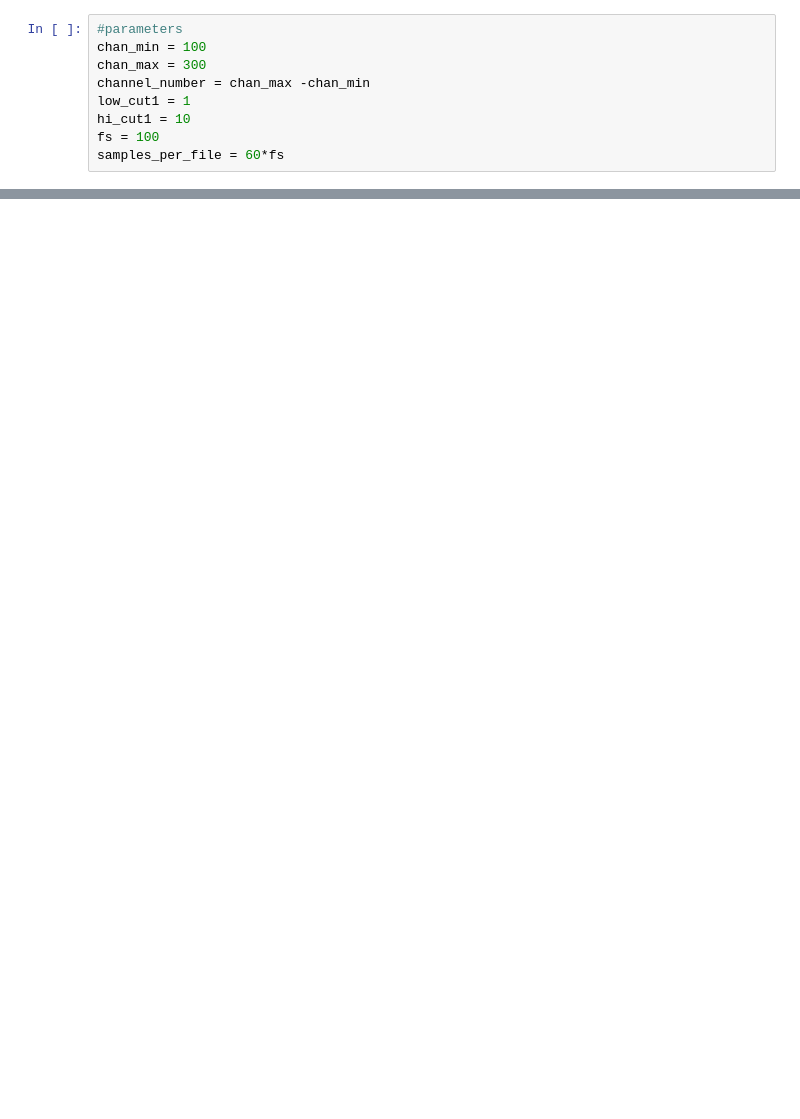
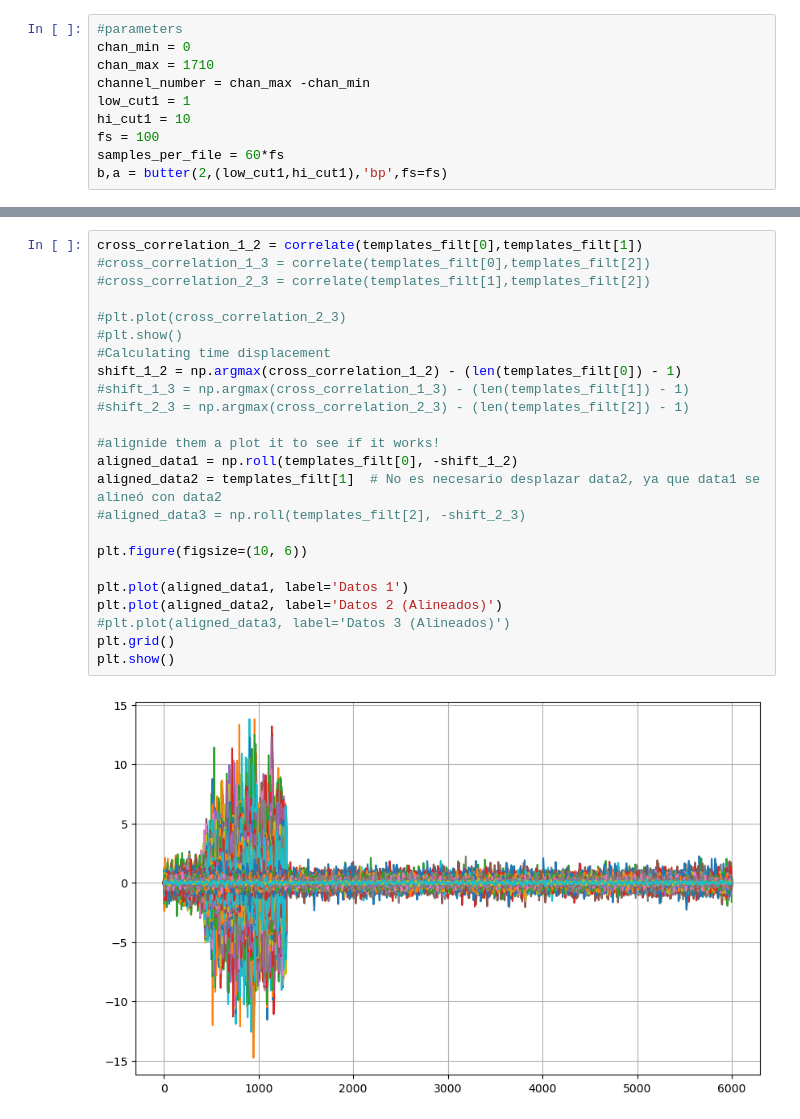
Before and after one commit to bradlipovsky/das-stuff, a Jupyter notebook: testing-my-template-with-1-file-data.ipynb, the cells around one changed output, grey strips where cells are left out. Cells and saved outputs as stored; diff of their text form; blank space fills up the shorter version.

```diff
--- a/testing-my-template-with-1-file-data.ipynb
+++ b/testing-my-template-with-1-file-data.ipynb
@@ -20,9 +15,10 @@ import os
 # %%
 #parameters
-chan_min = 100
-chan_max = 300
+chan_min = 0
+chan_max = 1710
 channel_number = chan_max -chan_min
 low_cut1 = 1
 hi_cut1 = 10
 fs = 100
 samples_per_file = 60*fs
+b,a = butter(2,(low_cut1,hi_cut1),'bp',fs=fs)
@@ -126,0 +146,26 @@ corrs = (window_and_correlate(template,template_filt))
+# %%
+cross_correlation_1_2 = correlate(templates_filt[0],templates_filt[1])
+#cross_correlation_1_3 = correlate(templates_filt[0],templates_filt[2])
+#cross_correlation_2_3 = correlate(templates_filt[1],templates_filt[2])
+
+#plt.plot(cross_correlation_2_3)
+#plt.show()
+#Calculating time displacement
+shift_1_2 = np.argmax(cross_correlation_1_2) - (len(templates_filt[0]) - 1)
+#shift_1_3 = np.argmax(cross_correlation_1_3) - (len(templates_filt[1]) - 1)
+#shift_2_3 = np.argmax(cross_correlation_2_3) - (len(templates_filt[2]) - 1)
+
+#alignide them a plot it to see if it works!
+aligned_data1 = np.roll(templates_filt[0], -shift_1_2)
+aligned_data2 = templates_filt[1]  # No es necesario desplazar data2, ya que data1 se alineó con data2
+#aligned_data3 = np.roll(templates_filt[2], -shift_2_3)
+
+plt.figure(figsize=(10, 6))
+
+plt.plot(aligned_data1, label='Datos 1')
+plt.plot(aligned_data2, label='Datos 2 (Alineados)')
+#plt.plot(aligned_data3, label='Datos 3 (Alineados)')
+plt.grid()
+plt.show()
+# %% [output]
+[figure, added]
```
Also changed, not shown: parts of 21 cells of this notebook.
